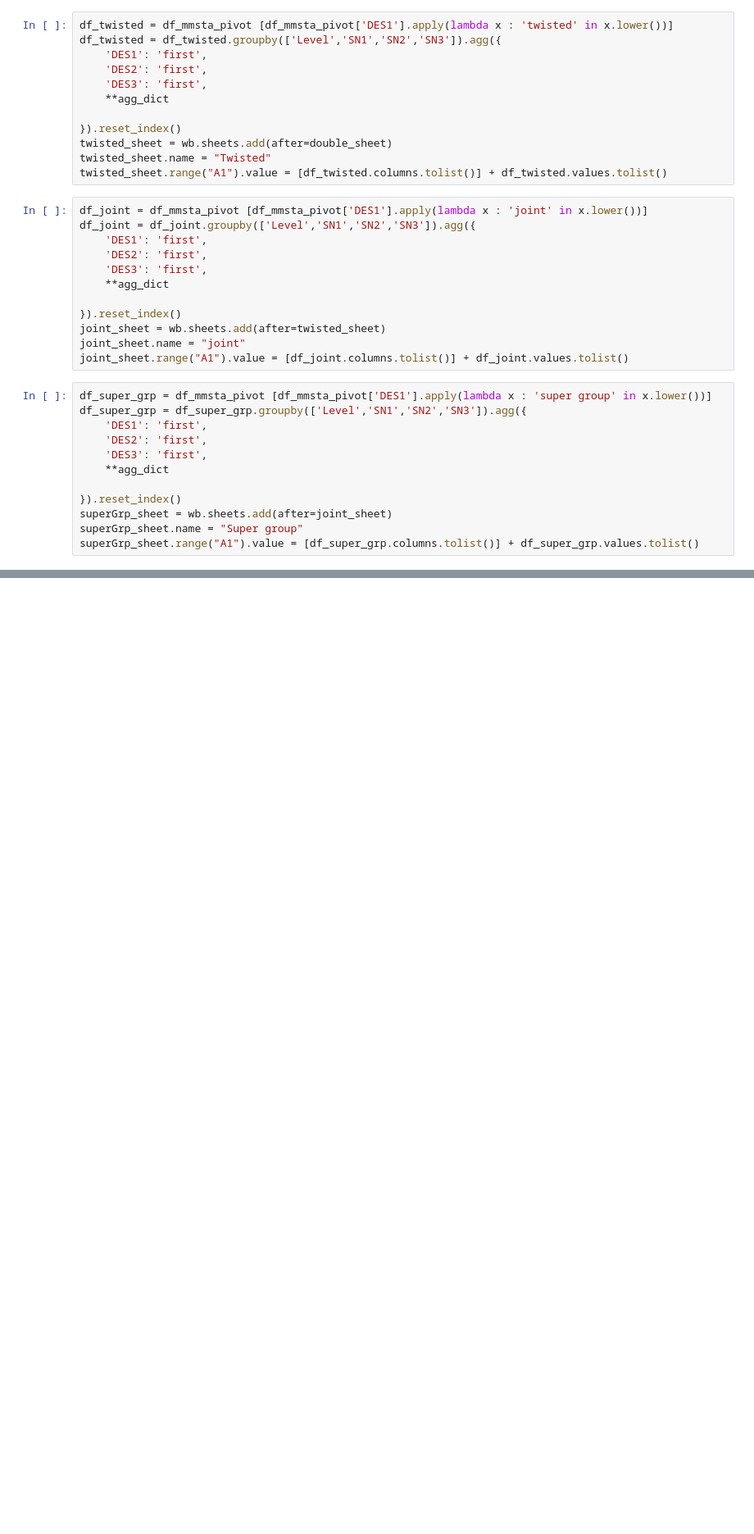
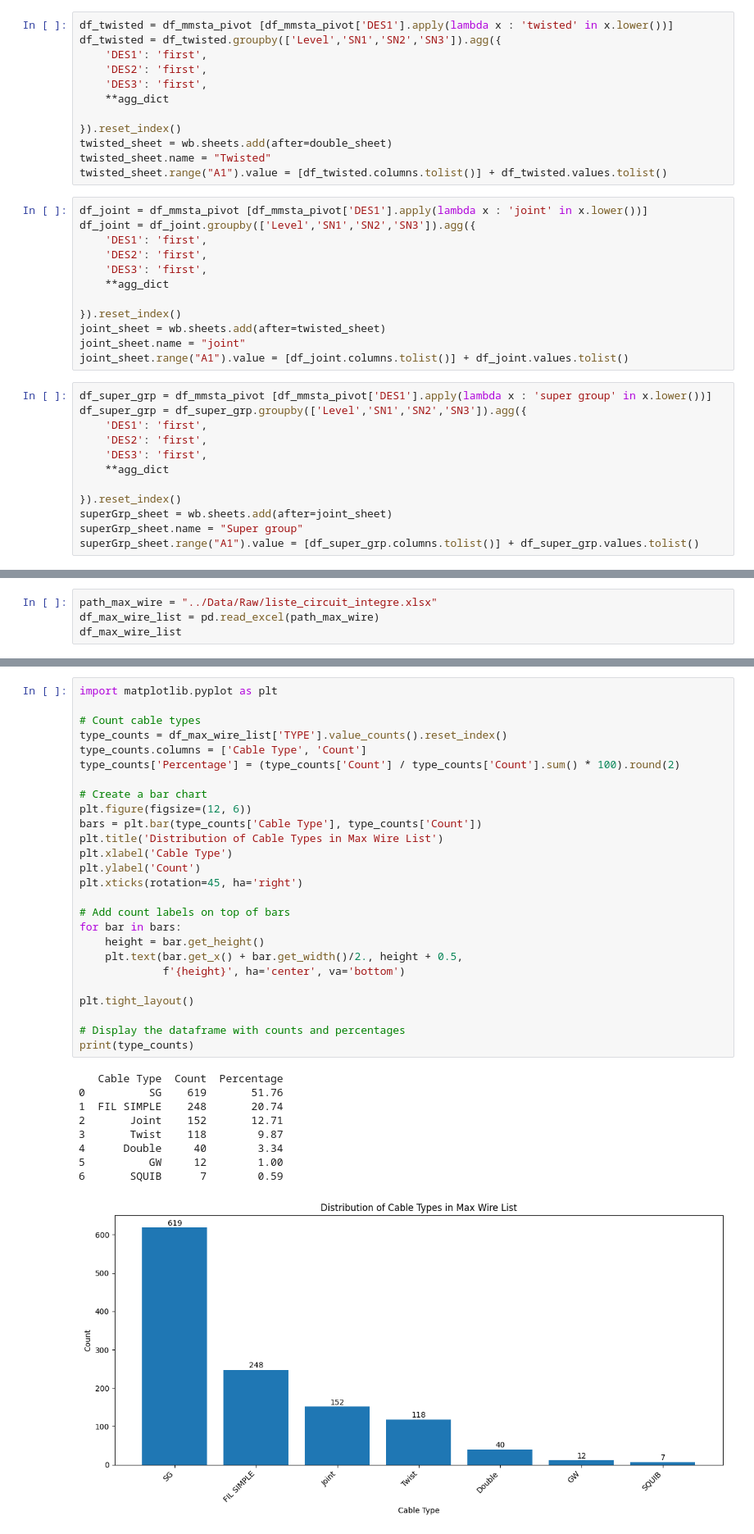
Before and after one commit to Abdelhamid2c/Automation-of-Data-Integration, a Jupyter notebook: Notebooks/MMSTA_separator_Pandas.ipynb, the cells around one changed output, grey strips where cells are left out. Shown at 82% size. Cells and saved outputs as stored; diff of their text form; blank space fills up the shorter version.

```diff
--- a/Notebooks/MMSTA_separator_Pandas.ipynb
+++ b/Notebooks/MMSTA_separator_Pandas.ipynb
@@ -350,0 +466,4 @@ df_grouped
+# %%
+path_max_wire = "../Data/Raw/liste_circuit_integre.xlsx"
+df_max_wire_list = pd.read_excel(path_max_wire)
+df_max_wire_list
@@ -350,0 +489,36 @@ df_grouped
+# %%
+import matplotlib.pyplot as plt
+
+# Count cable types
+type_counts = df_max_wire_list['TYPE'].value_counts().reset_index()
+type_counts.columns = ['Cable Type', 'Count']
+type_counts['Percentage'] = (type_counts['Count'] / type_counts['Count'].sum() * 100).round(2)
+
+# Create a bar chart
+plt.figure(figsize=(12, 6))
+bars = plt.bar(type_counts['Cable Type'], type_counts['Count'])
+plt.title('Distribution of Cable Types in Max Wire List')
+plt.xlabel('Cable Type')
+plt.ylabel('Count')
+plt.xticks(rotation=45, ha='right')
+
+# Add count labels on top of bars
+for bar in bars:
+    height = bar.get_height()
+    plt.text(bar.get_x() + bar.get_width()/2., height + 0.5,
+             f'{height}', ha='center', va='bottom')
+
+plt.tight_layout()
+
+# Display the dataframe with counts and percentages
+print(type_counts)
+# %% [output]
+   Cable Type  Count  Percentage
+0          SG    619       51.76
+1  FIL SIMPLE    248       20.74
+2       Joint    152       12.71
+3       Twist    118        9.87
+4      Double     40        3.34
+5          GW     12        1.00
+6       SQUIB      7        0.59
+[figure, added]
```
Also changed, not shown: parts of 16 cells of this notebook.
